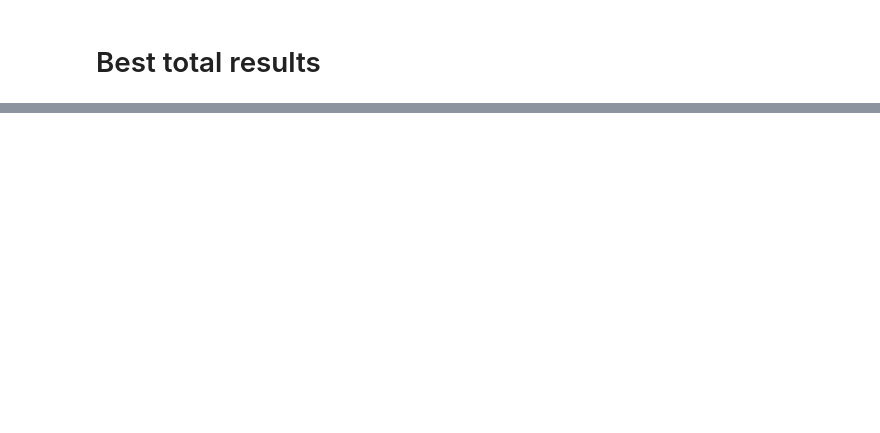
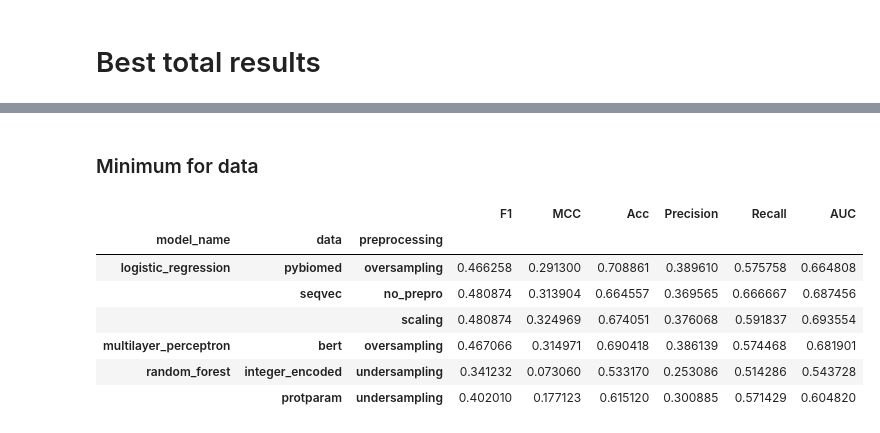
Before and after one commit to kvetab/di-pred, a Jupyter notebook: notebooks/reports/05_cross_validation_evaluation.ipynb, the cells around one changed output, grey strips where cells are left out. Drawn from its saved outputs; the diff is of its cells as text; code cells hidden in the pictures; blank space fills up the shorter version.

```diff
--- a/notebooks/reports/05_cross_validation_evaluation.ipynb
+++ b/notebooks/reports/05_cross_validation_evaluation.ipynb
@@ -181,0 +232,14 @@ df_means.nlargest(10, 'MCC')
+# %% [markdown]
+### Minimum for data
+# %%
+idx = df_min.groupby(['data'])['F1'].transform(max) == df_min['F1']
+df_min[idx]
+# %% [output]
+|  |  |  | F1 | MCC | Acc | Precision | Recall | AUC |
+| model_name | data | preprocessing |  |  |  |  |  |  |
+| logistic_regression | pybiomed | oversampling | 0.466258 | 0.291300 | 0.708861 | 0.389610 | 0.575758 | 0.664808 |
+|  | seqvec | no_prepro | 0.480874 | 0.313904 | 0.664557 | 0.369565 | 0.666667 | 0.687456 |
+|  |  | scaling | 0.480874 | 0.324969 | 0.674051 | 0.376068 | 0.591837 | 0.693554 |
+| multilayer_perceptron | bert | oversampling | 0.467066 | 0.314971 | 0.690418 | 0.386139 | 0.574468 | 0.681901 |
+| random_forest | integer_encoded | undersampling | 0.341232 | 0.073060 | 0.533170 | 0.253086 | 0.514286 | 0.543728 |
+|  | protparam | undersampling | 0.402010 | 0.177123 | 0.615120 | 0.300885 | 0.571429 | 0.604820 |
```
Also changed, not shown: parts of 19 cells of this notebook.
